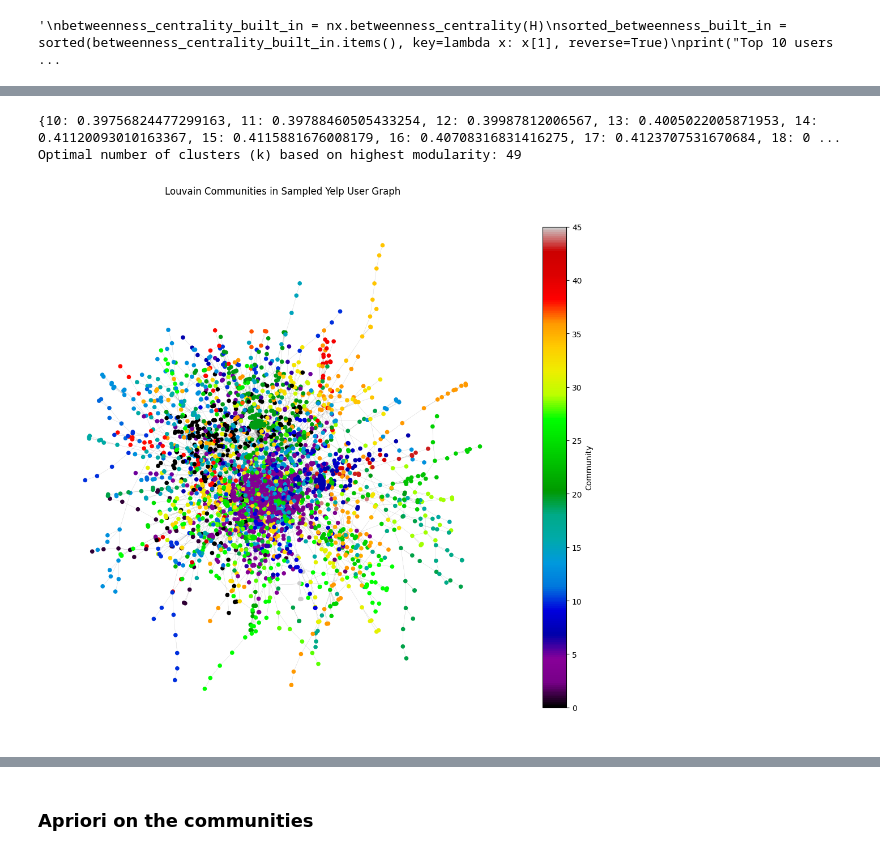
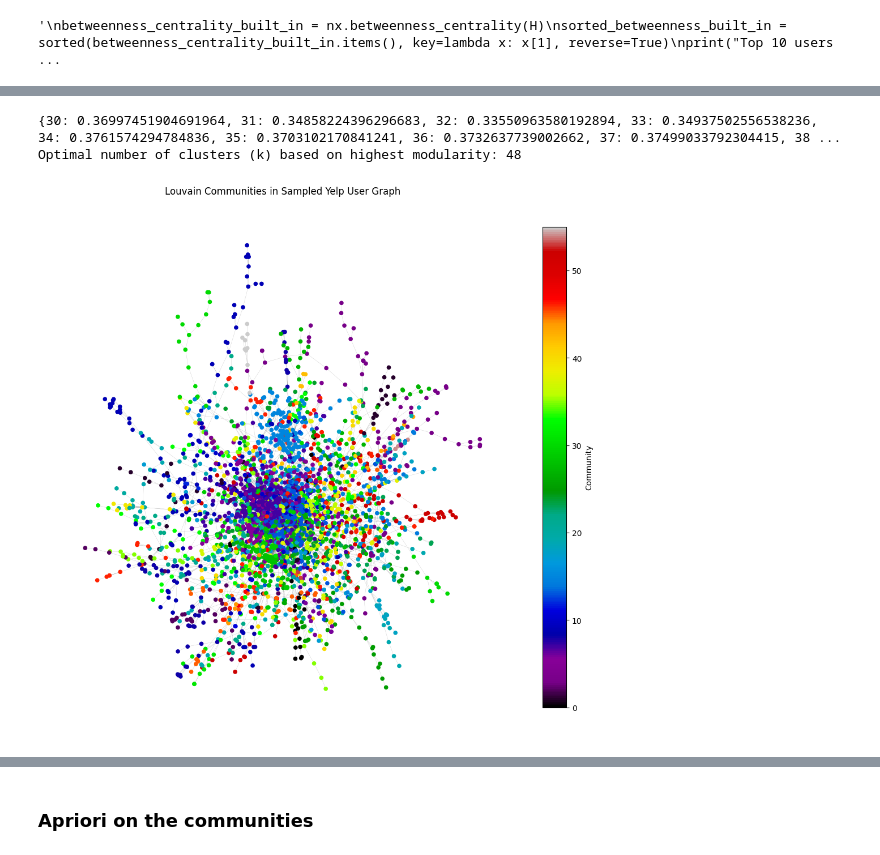
Before and after one commit to Cerlog/02807-project, a Jupyter notebook: merged.ipynb, the cells around one changed output, grey strips where cells are left out. Drawn from its saved outputs; the diff is of its cells as text; code cells hidden in the pictures.

```diff
--- a/merged.ipynb
+++ b/merged.ipynb
@@ -252,14 +259,10 @@ for k in range(30, 50):
     communities = {}
     for node, lbl in labels.items():
         communities.setdefault(lbl, []).append(node)
-    mods[k] = nx.algorithms.community.quality.modularity(H, communities.values())
+    mods[k] = modularity(H, communities.values())
 
 print(mods)
 print("Optimal number of clusters (k) based on highest modularity:", max(mods, key=mods.get))
 # %% [output]
-{10: 0.39756824477299163, 11: 0.39788460505433254, 12: 0.39987812006567, 13: 0.4005022005871953, 14: 0.41120093010163367, 15: 0.4115881676008179, 16: 0.40708316831416275, 17: 0.4123707531670684, 18: 0 ...
-Optimal number of clusters (k) based on highest modularity: 49
+{30: 0.36997451904691964, 31: 0.34858224396296683, 32: 0.33550963580192894, 33: 0.34937502556538236, 34: 0.3761574294784836, 35: 0.3703102170841241, 36: 0.3732637739002662, 37: 0.37499033792304415, 38 ...
+Optimal number of clusters (k) based on highest modularity: 48
-# %%
-# to be able to recreate same graph with community detection
-H = nx.Graph(H)
-H = nx.relabel_nodes(H, dict(zip(sorted(H.nodes()), sorted(H.nodes()))))
@@ -266,37 +273,37 @@ H = nx.relabel_nodes(H, dict(zip(sorted(H.nodes()), sorted(H.nodes()))))
 # %%
 # Louvain partition
-partition = community_louvain.best_partition(H, random_state=SEED)
+partition = community_louvain.best_partition(H, random_state=SEED, randomize=False)
 
 # Map community labels
 com_ids = {c: i for i, c in enumerate(sorted(set(partition.values())))}
 node_colors = [com_ids[partition[n]] for n in H.nodes()]
 num_comms = len(com_ids)
 
 pos = nx.spring_layout(H, seed=SEED)
 
 fig, ax = plt.subplots(figsize=(10, 10))
 nodes = nx.draw_networkx_nodes(
     H, pos, ax=ax,
     nodelist=list(H.nodes()),
     node_size=20,
     node_color=node_colors,
     cmap=plt.cm.tab20 if num_comms <= 20 else plt.cm.viridis
 )
 nx.draw_networkx_edges(H, pos, ax=ax, alpha=0.3, width=0.2)
 
 # Colormap for better distinction between communities
 nodes.set_cmap(plt.cm.tab20b if num_comms <= 20 else plt.cm.nipy_spectral)
 ax.set_title("Louvain Communities in Sampled Yelp User Graph")
 ax.set_axis_off()
 
 cbar = fig.colorbar(nodes, ax=ax, fraction=0.046, pad=0.04)
 cbar.set_label("Community")
 if num_comms <= 20:
     cbar.set_ticks(range(num_comms))
     cbar.set_ticklabels(range(num_comms))
 
 plt.tight_layout()
 plt.savefig("figures/yelp_user_friendship_louvain_communities.svg", dpi=300)
 plt.show()
 # %% [output]
-[figure, old version]
+[figure, new version]
```
Also changed, not shown: parts of 18 cells of this notebook, 3 other files.
